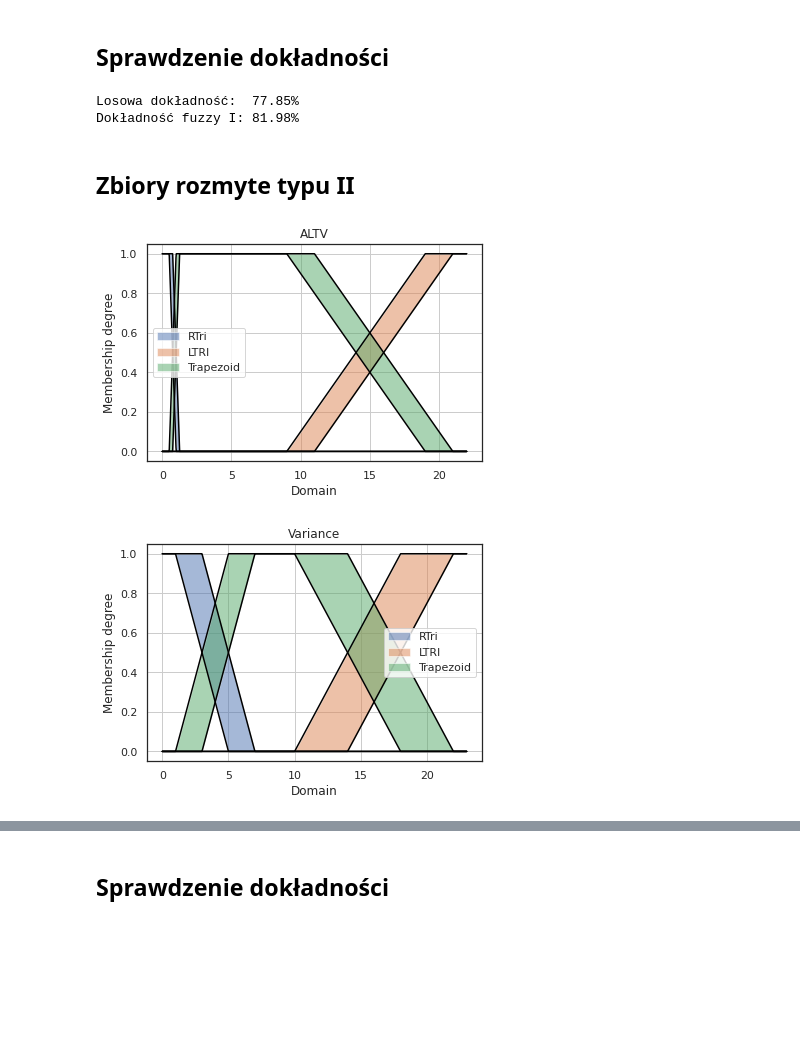
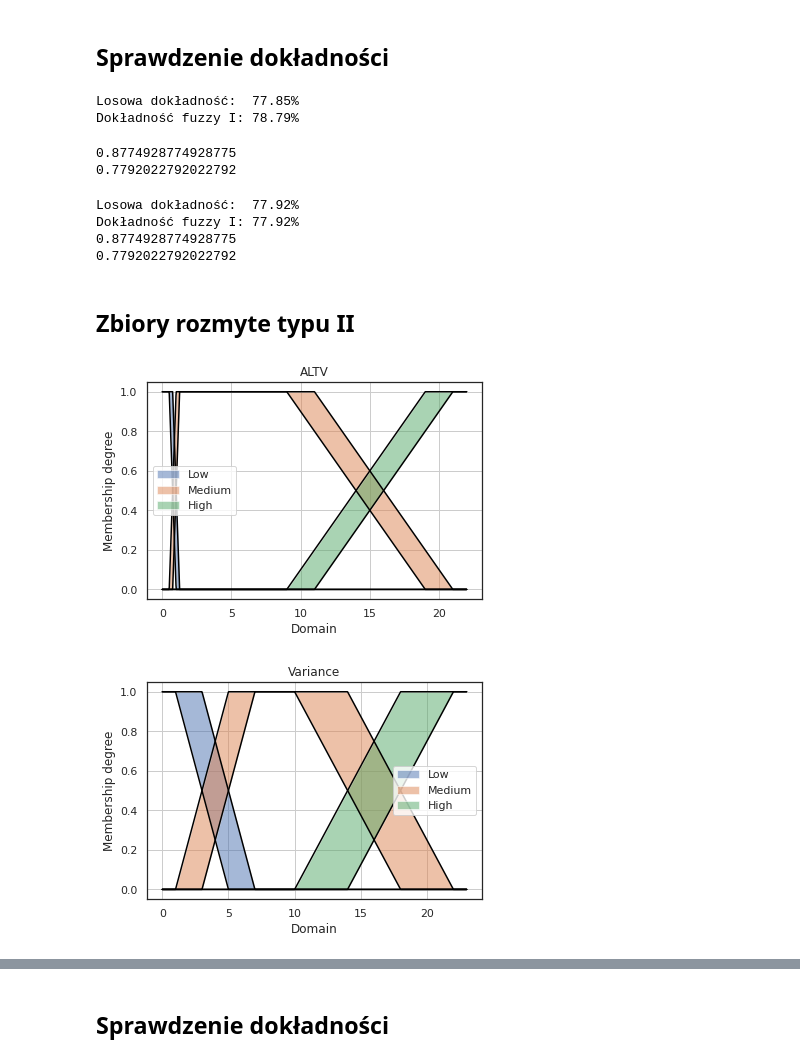
Before and after one commit to Krl1/Fuzzy_clustering, a Jupyter notebook: Projekt/final.ipynb, the cells around one changed output, grey strips where cells are left out. Drawn from its saved outputs; the diff is of its cells as text; code cells hidden in the pictures; blank space fills up the shorter version.

```diff
--- a/Projekt/final.ipynb
+++ b/Projekt/final.ipynb
@@ -312,6 +345,7 @@ model = DecompositionalInference(
 # %%
 correct = 0
 ys=[]
+preds=[]
 for i in range(df.shape[0]):
     results = model(
         variables=variables,
@@ -331,7 +365,42 @@ print(f'Losowa dokładność:  {round(df.NSP.value_counts()[1] / df.shape[0] * 1
 print(f'Dokładność fuzzy I: {round(results_1*100, 2)}%')
 # %% [output]
 Losowa dokładność:  77.85%
-Dokładność fuzzy I: 81.98%
+Dokładność fuzzy I: 78.79%
+# %%
+print(f1_score(np.ones_like(ys), preds, average='micro'))
+print(f1_score(ys, preds, average='micro'))
+# %% [output]
+0.8774928774928775
+0.7792022792022792
+# %%
+correct = 0
+ys=[]
+preds=[]
+for i in X_test.index:
+    results = model(
+        variables=variables,
+        rules=rules,
+        ALTV=X_test.loc[i][0],
+        Variance=X_test.loc[i][1],
+        ASTV=X_test.loc[i][2],
+    )
+    y = y_test.loc[i]
+    pred = results[0]['NSP']
+    pred = int(np.round(pred))
+    if y==pred:
+        correct+=1
+    ys.append(y)
+    preds.append(pred)
+results_1 = correct/X_test.shape[0]
+print(f'Losowa dokładność:  {round(y_test.value_counts()[1] / y_test.shape[0] * 100, 2)}%')
+print(f'Dokładność fuzzy I: {round(results_1*100, 2)}%')
+print(f1_score(np.ones_like(ys), preds, average='micro'))
+print(f1_score(ys, preds, average='micro'))
+# %% [output]
+Losowa dokładność:  77.92%
+Dokładność fuzzy I: 77.92%
+0.8774928774928775
+0.7792022792022792
 # %% [markdown]
 ## Zbiory rozmyte typu II
 # %%
@@ -345,23 +414,23 @@ ALTV_LTri = IT2FS(ALTV_domain,
 ALTV_Trapezoid = IT2FS(ALTV_domain,
                   trapezoid_mf, [0.5, 1, 11, 21, 1],
                   trapezoid_mf, [0.75, 1.25, 9, 19, 1], check_set=True)
-IT2FS_plot(ALTV_RTri, ALTV_LTri, ALTV_Trapezoid, legends=['RTri', 'LTRI', 'Trapezoid'], title='ALTV')
+IT2FS_plot(ALTV_RTri, ALTV_Trapezoid, ALTV_LTri, legends=['Low', 'Medium', 'High'], title='ALTV')
 # %% [output]
-[figure, old version]
+[figure, new version]
 # %%
 Variance_domain = np.linspace(0, 23, 1001)
 Variance_RTri = IT2FS(Variance_domain,
              rtri_mf, [7, 3, 1],
              rtri_mf, [5, 1, 1], check_set=True)
 Variance_LTri = IT2FS(Variance_domain,
              ltri_mf, [10, 18, 1],
              ltri_mf, [14, 22, 1], check_set=True)
 Variance_Trapezoid = IT2FS(Variance_domain,
                   trapezoid_mf, [1, 5, 14, 22, 1],
                   trapezoid_mf, [3, 7, 10, 18, 1], check_set=True)
-IT2FS_plot(Variance_RTri, Variance_LTri, Variance_Trapezoid, legends=['RTri', 'LTRI', 'Trapezoid'], title='Variance')
+IT2FS_plot(Variance_RTri, Variance_Trapezoid, Variance_LTri, legends=['Low', 'Medium', 'High'], title='Variance')
 # %% [output]
-[figure, old version]
+[figure, new version]
 # %%
 ASTV_domain = np.linspace(20, 80, 1001)
 ASTV_RTri = IT2FS(ASTV_domain,
```
Also changed, not shown: parts of 14 cells of this notebook.
